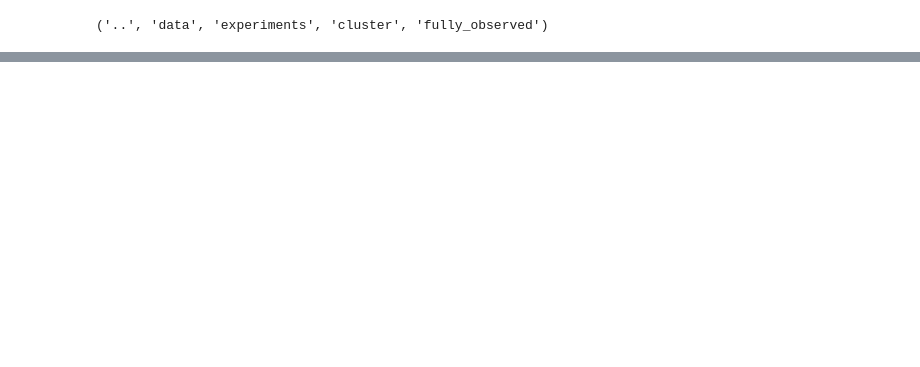
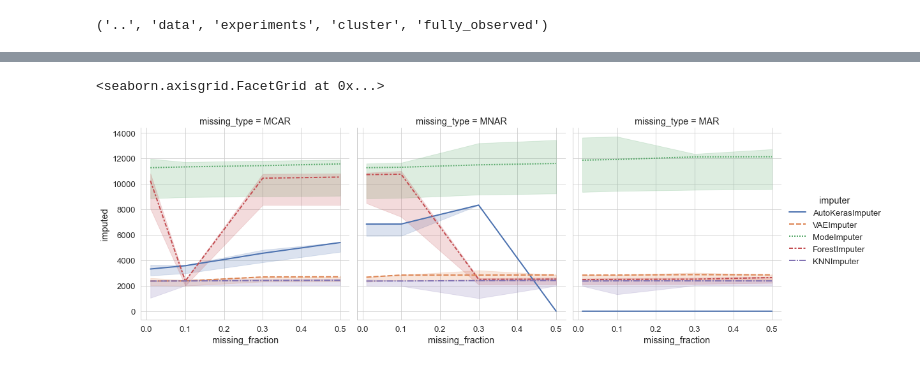
Before and after one commit to se-jaeger/data-imputation-paper, a Jupyter notebook: notebooks/read_results.ipynb, the cells around one changed output, grey strips where cells are left out. Cells and saved outputs as stored; diff of their text form; code cells hidden in the pictures; blank space fills up the shorter version.

```diff
--- a/notebooks/read_results.ipynb
+++ b/notebooks/read_results.ipynb
@@ -93,0 +136,17 @@ read_csv_files(read_experiment(experiment_path))
+# %%
+row_idx = (results["metric"] == "RMSE") & (results["result_type"] == "downstream_performance_mean")
+data = results[row_idx]
+
+sns.relplot(
+    data=data,
+    x="missing_fraction",
+    y="imputed",
+    hue="imputer",
+    style="imputer",
+    ci=25,
+    col="missing_type",
+    kind="line"
+)
+# %% [output]
+<seaborn.axisgrid.FacetGrid at 0x...>
+[figure, added]
```
Also changed, not shown: parts of 6 cells of this notebook.
